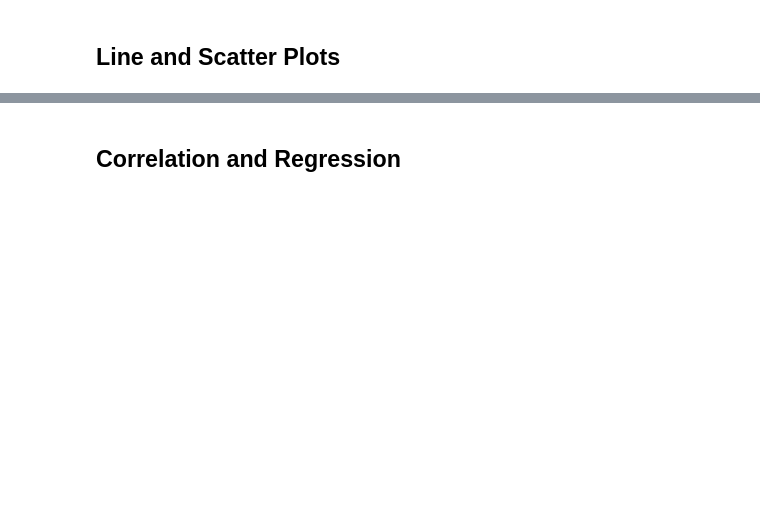
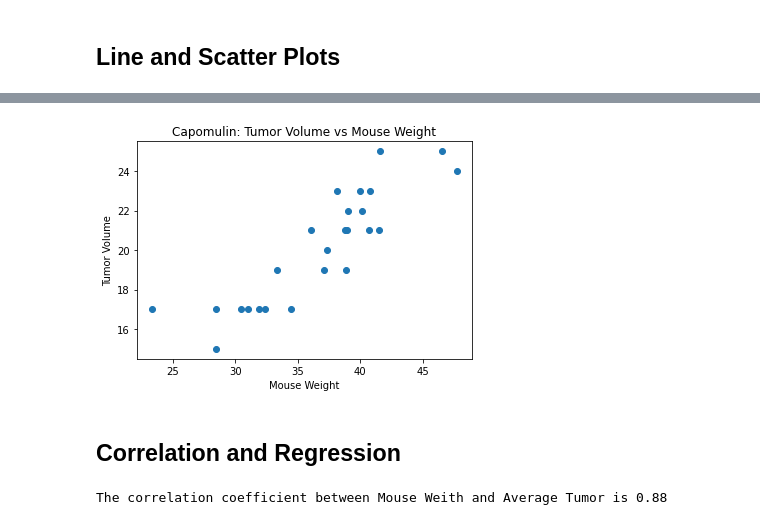
Before and after one commit to DarianR4/MatPlotLib_Challenge, a Jupyter notebook: Pymaceuticals/pymaceuticals_starter.ipynb, the cells around one changed output, grey strips where cells are left out. Drawn from its saved outputs; the diff is of its cells as text; code cells hidden in the pictures; blank space fills up the shorter version.

```diff
--- a/Pymaceuticals/pymaceuticals_starter.ipynb
+++ b/Pymaceuticals/pymaceuticals_starter.ipynb
@@ -259,7 +296,22 @@ clean_mousedata_studyresultsm1
 # %%
 # Generate a scatter plot of average tumor volume vs. mouse weight for the Capomulin regimen
+
+capo_mouse_weight=clean_mousedata_studyresultsm1.loc[clean_mousedata_studyresultsm1[
+    "Drug Regimen"]== 'Capomulin']['Weight (g)']
+
+plt.scatter(capo_tumor_volume, capo_mouse_weight)
+plt.title('Capomulin: Tumor Volume vs Mouse Weight')
+plt.xlabel('Mouse Weight')
+plt.ylabel('Tumor Volume')
+plt.show()
+# %% [output]
+[figure, added]
 # %% [markdown]
 ## Correlation and Regression
 # %%
 # Calculate the correlation coefficient and linear regression model
 # for mouse weight and average tumor volume for the Capomulin regimen
+
+print(f"The correlation coefficient between mouse weight and average tumor is {round(st.pearsonr(capo_mouse_weight, capo_tumor_volume )[0],2)}")
+# %% [output]
+The correlation coefficient between Mouse Weith and Average Tumor is 0.88
```
Also changed, not shown: parts of 5 cells of this notebook.
